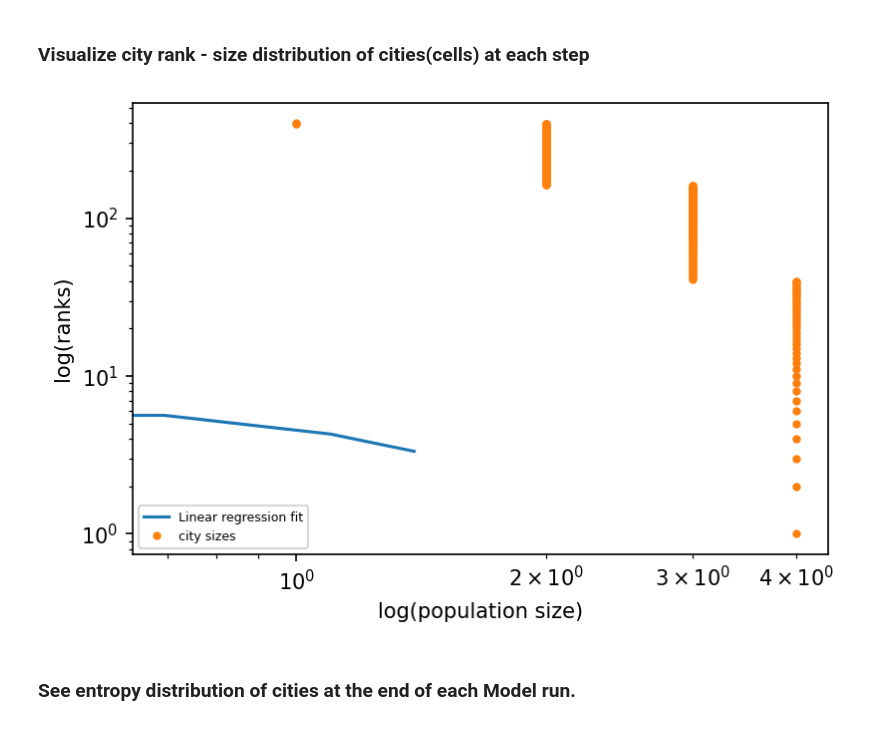
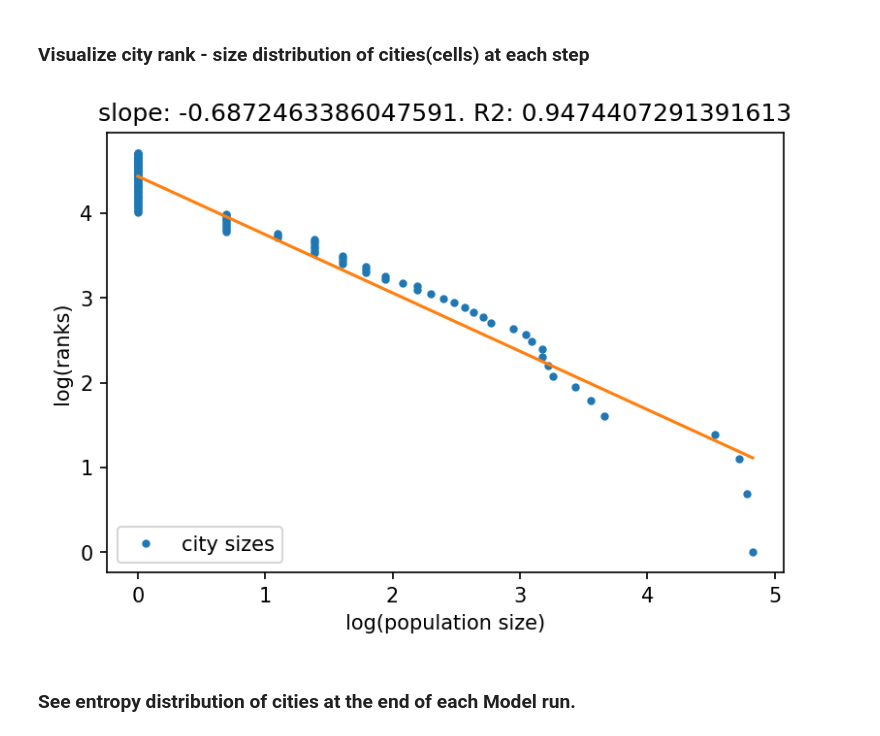
Before and after one commit to kamleshsahoo/CityFormation-ABM, a Jupyter notebook: EvolutionaryCity.ipynb, the cells around one changed output. Drawn from its saved outputs; the diff is of its cells as text; code cells hidden in the pictures.

```diff
--- a/EvolutionaryCity.ipynb
+++ b/EvolutionaryCity.ipynb
@@ -115,7 +115,7 @@ class habitant(Agent):
     def __init__(self, unique_id, model, agent_ability):
         super().__init__(unique_id, model)
         self.r = agent_ability
-        self.radius = math.ceil(np.random.beta(1,1) * (self.model.width/2))
+        self.radius = math.ceil(np.random.beta(1,1) * (10))
         self.type = None
         if 0 <= 10*self.r < 6:
             self.type = 'L'
@@ -139,11 +139,11 @@ class habitant(Agent):
         # check utility for current cell or neighbouring cell
         if coord != self.pos:
             # +1 term if the agent considers neighbouring cell
-            return (shanon_E(S+1,n+1) * self.r * (n + 1)) + (self.model.k / self.r) - (self.model.c * (n + 1)**2)
+            return (shanon_E(S+1,n+1)* self.r * (n + 1)) + (self.model.k / self.r) - (self.model.c * (n + 1)**2)
         else:
             # utility stays the same if agent stays put in current cell
 
-            return (shanon_E(S,n) * self.r * n) + (self.model.k / self.r) - (self.model.c * n**2)
+            return (shanon_E(S,n) *self.r* n) + (self.model.k / self.r) - (self.model.c* n**2)
 
 
 
@@ -185,7 +185,7 @@ class habitant(Agent):
 '''Model Class'''
 class city_model(Model):
     """Note the default model parameters"""
-    def __init__(self, height = 20, width = 20, N = 1000, neg_coff = 0.1, pos_coff = 1, activation = 0):
+    def __init__(self, height = 20, width = 20, N = 1000, neg_coff = 0.01, pos_coff = 1, activation = 0):
         assert activation in [0,1], 'Activation should be "0 or 1". O for Random , 1 for Simultaneous'
         self.height = height
         self.width = width
@@ -224,7 +224,7 @@ class city_model(Model):
 # %% [markdown]
 ### Now, run the model and collect data
 # %%
-model = city_model() # default params used
+model = city_model(height = 50, width = 50, N=1000, neg_coff = 0) # default params used
 STEPS = 20
 for i in range(STEPS): #run model for some steps
     model.step()
@@ -263,31 +263,42 @@ city_evolution["Utility"].plot(xlabel="steps", ylabel="utility",title="Model Uti
 # %%
 #city_evolution.head()
 #city_evolution.iloc[0]["City_sizes"]
 
 for i in range(STEPS):
     ranklist = city_evolution.iloc[i]["Ranks"]
     n = len(ranklist)
     ranks = range(1, n+1)                        # y-axis: log(the ranks)
     pops = [pops for (coords, pops) in ranklist] # x-axis: log(the poplution size)
     ## Remove 0's to avoid log(0)
     if 0 in pops:
         idx = pops.index(0)
         pops = pops[:idx]
         ranks = ranks[:idx]
-
-    # regression
-    m, b = np.polyfit(np.log(np.array(pops)), np.log(np.array(ranks)), 1)
+    else:
+        idx = len(pops)-1
+        pops = pops[:idx]
+        ranks = ranks[:idx]
+    ## regression interval
+    x = np.linspace(np.log(pops[idx-1]),np.log(pops[0]),3)
+    ## regression
+    slope, intercept, r_value, p_value, std_err = st.linregress(np.log(np.array(pops)), np.log(np.array(ranks)))
+    ## 'scatter' plot and regression line
     fig = plt.figure(dpi=150)
-    plt.plot(np.log(np.array(pops)), m * np.log(np.array(pops)) + b, label="Linear regression fit")
-    plt.loglog(pops, ranks, '.',label='city sizes')
+    plt.plot(np.log(pops), np.log(ranks), '.',label='city sizes')
+    plt.plot(x,slope*x+intercept)
+    ## plot specifics
+    plt.title('slope: {}. R2: {}'.format(slope,r_value**2))
     plt.xlabel('log(population size)')
     plt.ylabel('log(ranks)')
-    plt.legend(loc='lower left',prop={'size': 6})
+    plt.legend(loc='lower left')
     plt.show()
+
     time.sleep(0.5)
     clear_output(wait=True)
+
+print(slope,r_value**2)
 # %% [output]
-[figure, old version]
+[figure, new version]
 # %% [markdown]
 ### See entropy distribution of cities at the end of each Model run.
 # %% [markdown]
```
Also changed, not shown: parts of 4 cells of this notebook.
